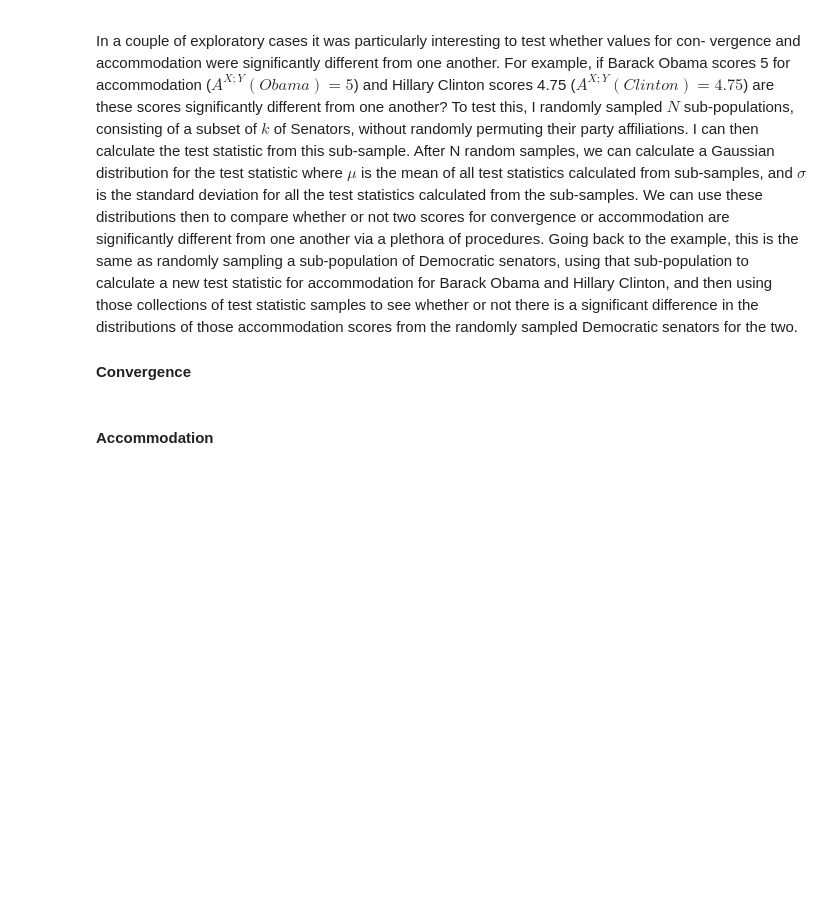
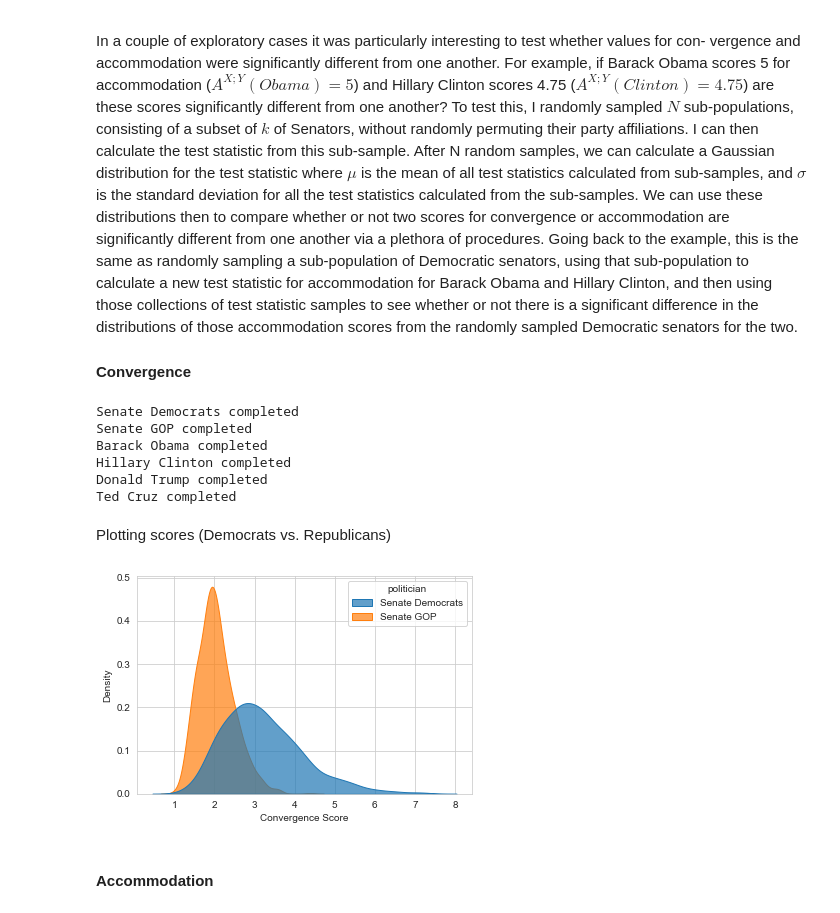
Before and after one commit to zaqari/QuantCAT, a Jupyter notebook: methods.ipynb, the cells around one changed output. Cells and saved outputs as stored; diff of their text form; code cells hidden in the pictures; blank space fills up the shorter version.

Commit message:
Updated Methods. All per paper BERT's Eye View (2022)

```diff
--- a/methods.ipynb
+++ b/methods.ipynb
@@ -70,7 +70,7 @@ Rather than implementing this from scratch, I imported pre-generated the vectors
 # %%
 import glob, os
 from shared.mod.sim_matrix import *
-session_path = 'GovComm/data/mid/lvl7-large/'
+session_path = "/Volumes/V'GER/comp_ling/DataScideProjects/GovComm/data/mid/lvl7-large"
 fils = np.sort(glob.glob(os.path.join(session_path, '*-lvl7.csv')))
 dfU = [pd.read_csv(f) for f in fils if 'BLM' not in f]
 
@@ -247,23 +255,62 @@ In a couple of exploratory cases it was particularly interesting to test whether
 #### Convergence
 # %%
 nsamples = 1000
-sample_size = .2
+sample_size = 100
 
 people = {'Senate Democrats': {'in': DEM, 'out': GOP, 'per': DEM, 'indic': 'D'},
           'Senate GOP': {'in': GOP, 'out': DEM, 'per': GOP, 'indic': 'R'},
           'Barack Obama': {'in': DEM, 'out': GOP, 'per': OBA, 'indic': 'D'},
           'Hillary Clinton': {'in': DEM, 'out': GOP, 'per': HRC, 'indic': 'D'},
-          'Bernie Sanders': {'in': DEM, 'out': GOP, 'per': BERN, 'indic': 'D'},
+          # 'Bernie Sanders': {'in': DEM, 'out': GOP, 'per': BERN, 'indic': 'D'},
           'Donald Trump': {'in': GOP, 'out': DEM, 'per': TRM, 'indic': 'R'},
           'Ted Cruz': {'in': GOP, 'out': DEM, 'per': CRUZ, 'indic': 'R'}}
+
 data_points = []
 for k, points in people.items():
     ingroup, outgroup, person = points['in'], points['out'], points['per']
-    in_l, out_l = np.concatenate([np.random.choice(ingroup.nonzero()[0], size=(int(ingroup.sum()*sample_size),), replace=False).reshape(1,-1) for _ in range(nsamples)], axis=0), np.concatenate([np.random.choice(outgroup.nonzero()[0], size=(int(outgroup.sum()*sample_size),), replace=False).reshape(1,-1) for _ in range(nsamples)], axis=0)
+    in_l, out_l = np.concatenate([np.random.choice(ingroup.nonzero()[0], size=(sample_size,), replace=False).reshape(1,-1) for _ in range(nsamples)], axis=0), np.concatenate([np.random.choice(outgroup.nonzero()[0], size=(sample_size,), replace=False).reshape(1,-1) for _ in range(nsamples)], axis=0)
     vals = [(M[person][:,m].mean()/M[person][:,n].mean()) for m,n in list(zip(in_l, out_l))]
     data_points+=[[k, points['indic'], val.item()] for val in vals]
     print(k, 'completed')
 data_points = pd.DataFrame(np.array(data_points), columns=['politician', 'party', 'score'])
+data_points.score = data_points.score.astype(float)
+
+#Ttest results
+from scipy.stats import ttest_ind as ttest
+ttest_table = []
+for cond in [['Senate Democrats', 'Senate GOP'], ['Barack Obama', 'Hillary Clinton'], ['Ted Cruz', 'Donald Trump'], ['Hillary Clinton', 'Donald Trump']]:
+    res = ttest(data_points['score'].loc[data_points['politician'].isin([cond[0]])].astype(float).values, data_points['score'].loc[data_points['politician'].isin([cond[1]])].astype(float).values)
+    ttest_table+= [['{} vs. {}'.format(*cond), res.statistic, res.pvalue]]
+ttest_table = pd.DataFrame(np.array(ttest_table), columns=['condition', 't({})'.format(sample_size*2-2), 'p'])
+ttest_table.to_csv("/Volumes/V'GER/comp_ling/DataScideProjects/GovComm/methods/BEST/analyses/ttest_convergence.csv", index=False, encoding='utf-8')
+
+#Distributions
+d_table = []
+for poli in ['Senate Democrats', 'Senate GOP', 'Barack Obama', 'Hillary Clinton', 'Donald Trump', 'Ted Cruz']:
+    d = data_points['score'].loc[data_points['politician'].isin([poli])].astype(float).values
+    d_table += [[poli, d.mean(), d.std(), '[{},{}]'.format(d.mean()-(2*d.std()), d.mean()+(2*d.std()))]]
+d_table = pd.DataFrame(np.array(d_table), columns=['Politician', 'mu', 'std', '95% CI'])
+d_table.to_csv("/Volumes/V'GER/comp_ling/DataScideProjects/GovComm/methods/BEST/analyses/dist_convergence.csv", index=False, encoding='utf-8')
+# %% [output]
+Senate Democrats completed
+Senate GOP completed
+Barack Obama completed
+Hillary Clinton completed
+Donald Trump completed
+Ted Cruz completed
+# %% [markdown]
+Plotting scores (Democrats vs. Republicans)
+# %%
+import seaborn as sns
+import matplotlib.pyplot as plt
+sns.set_style(style='whitegrid')
+
+sns.kdeplot(data=data_points.loc[data_points['politician'].isin(['Senate Democrats', 'Senate GOP'])], x='score', hue='politician', alpha=.7, fill=True)
+plt.xlabel('Convergence Score')
+plt.savefig("/Volumes/V'GER/comp_ling/DataScideProjects/GovComm/methods/BEST/analyses/dem_gop-convergence.png")
+plt.show()
+# %% [output]
+[figure, added]
 # %% [markdown]
 #### Accommodation
 # %%
```
Also changed, not shown: parts of 15 cells of this notebook.
